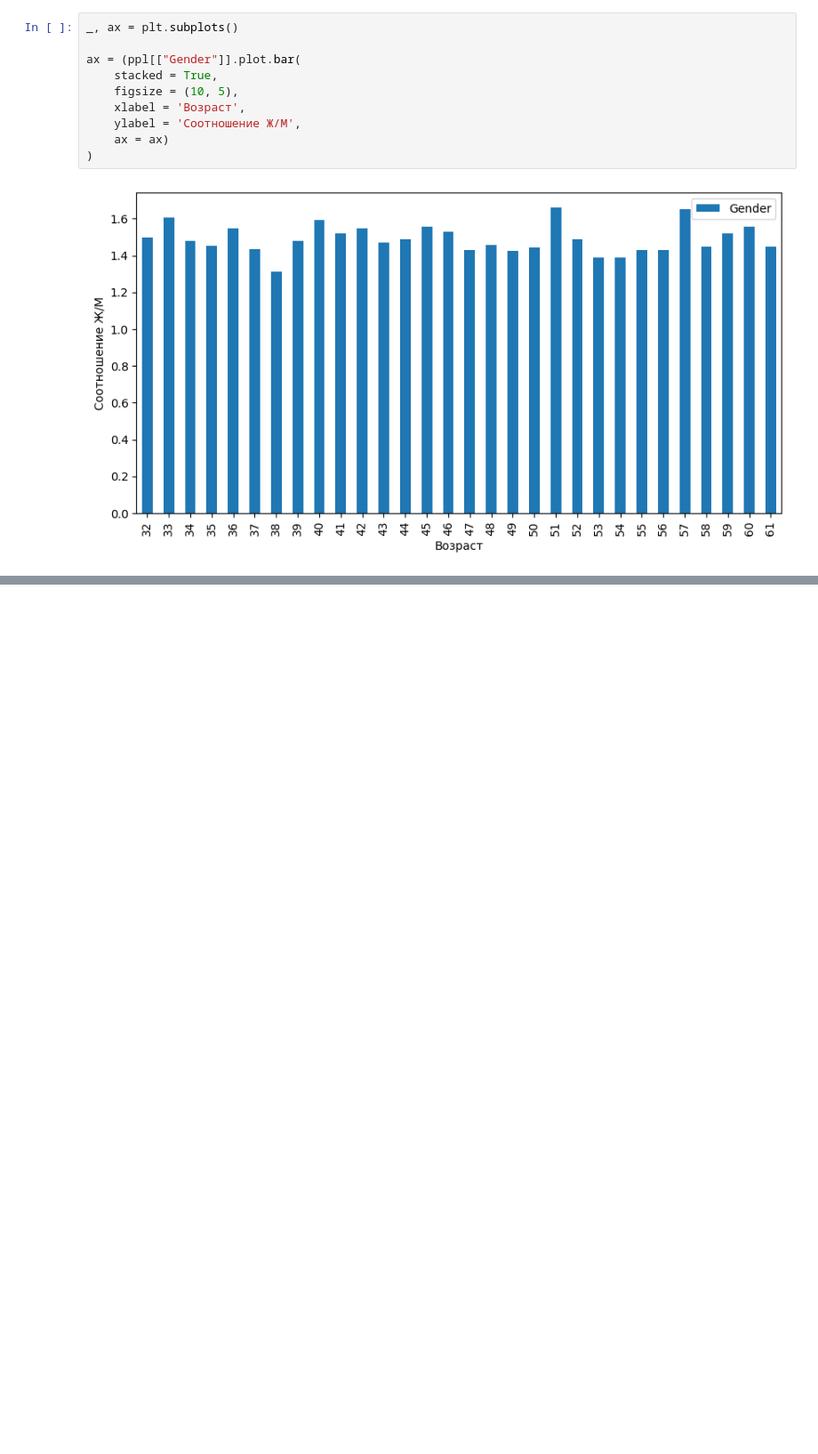
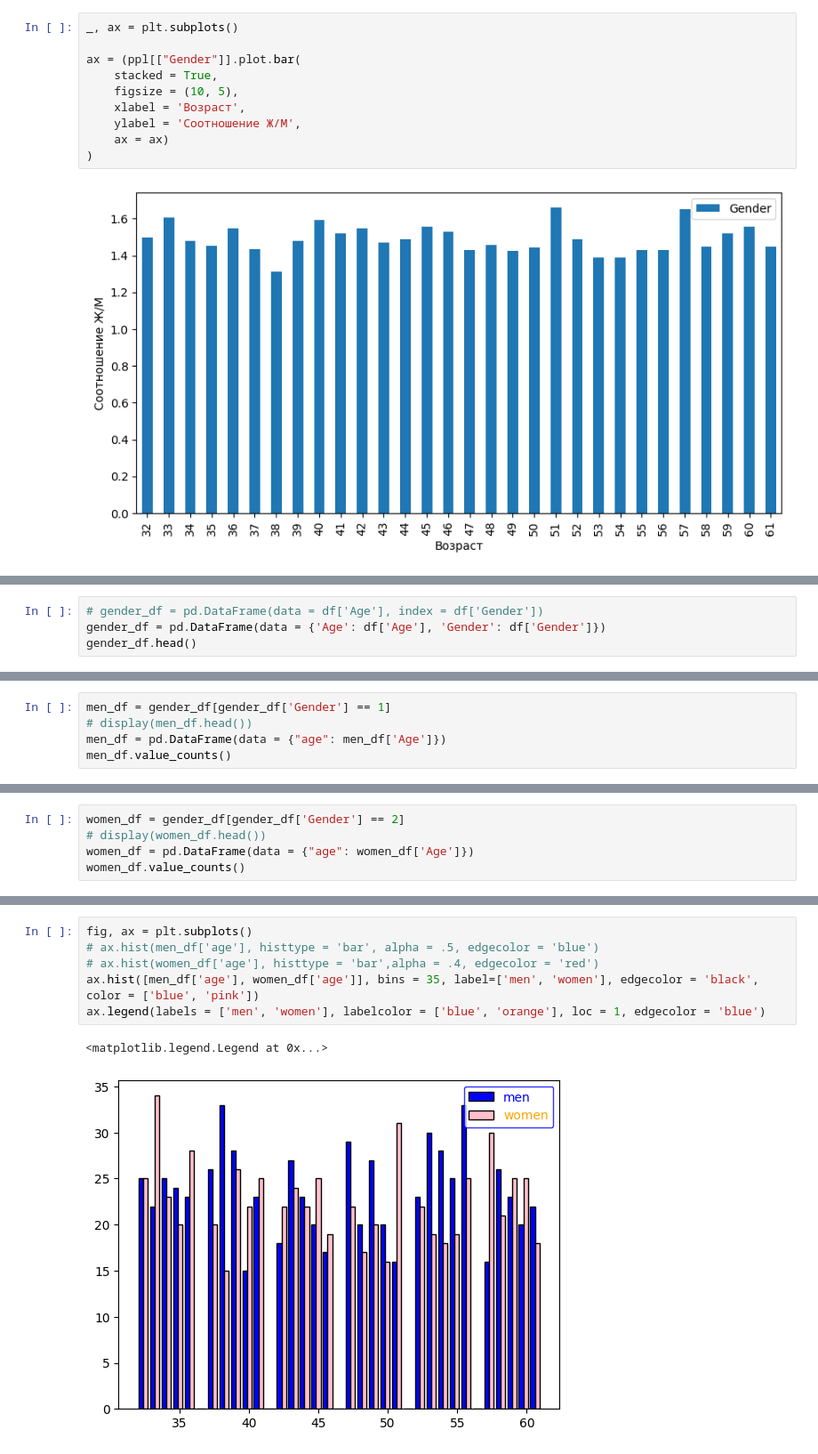
Before and after one commit to wlcmtunknwndth/HSE_works, a Jupyter notebook: Ananlysis.ipynb, the cells around one changed output, grey strips where cells are left out. Shown at 89% size. Cells and saved outputs as stored; diff of their text form; blank space fills up the shorter version.

```diff
--- a/Ananlysis.ipynb
+++ b/Ananlysis.ipynb
@@ -152,0 +243,4 @@ ax = (ppl[["Gender"]].plot.bar(
+# %%
+# gender_df = pd.DataFrame(data = df['Age'], index = df['Gender'])
+gender_df = pd.DataFrame(data = {'Age': df['Age'], 'Gender': df['Gender']})
+gender_df.head()
@@ -152,0 +299,5 @@ ax = (ppl[["Gender"]].plot.bar(
+# %%
+men_df = gender_df[gender_df['Gender'] == 1]
+# display(men_df.head())
+men_df = pd.DataFrame(data = {"age": men_df['Age']})
+men_df.value_counts()
@@ -152,0 +328,5 @@ ax = (ppl[["Gender"]].plot.bar(
+# %%
+women_df = gender_df[gender_df['Gender'] == 2]
+# display(women_df.head())
+women_df = pd.DataFrame(data = {"age": women_df['Age']})
+women_df.value_counts()
@@ -152,0 +357,9 @@ ax = (ppl[["Gender"]].plot.bar(
+# %%
+fig, ax = plt.subplots()
+# ax.hist(men_df['age'], histtype = 'bar', alpha = .5, edgecolor = 'blue')
+# ax.hist(women_df['age'], histtype = 'bar',alpha = .4, edgecolor = 'red')
+ax.hist([men_df['age'], women_df['age']], bins = 35, label=['men', 'women'], edgecolor = 'black', color = ['blue', 'pink'])
+ax.legend(labels = ['men', 'women'], labelcolor = ['blue', 'orange'], loc = 1, edgecolor = 'blue')
+# %% [output]
+<matplotlib.legend.Legend at 0x...>
+[figure, added]
```
Also changed, not shown: parts of 13 cells of this notebook.
